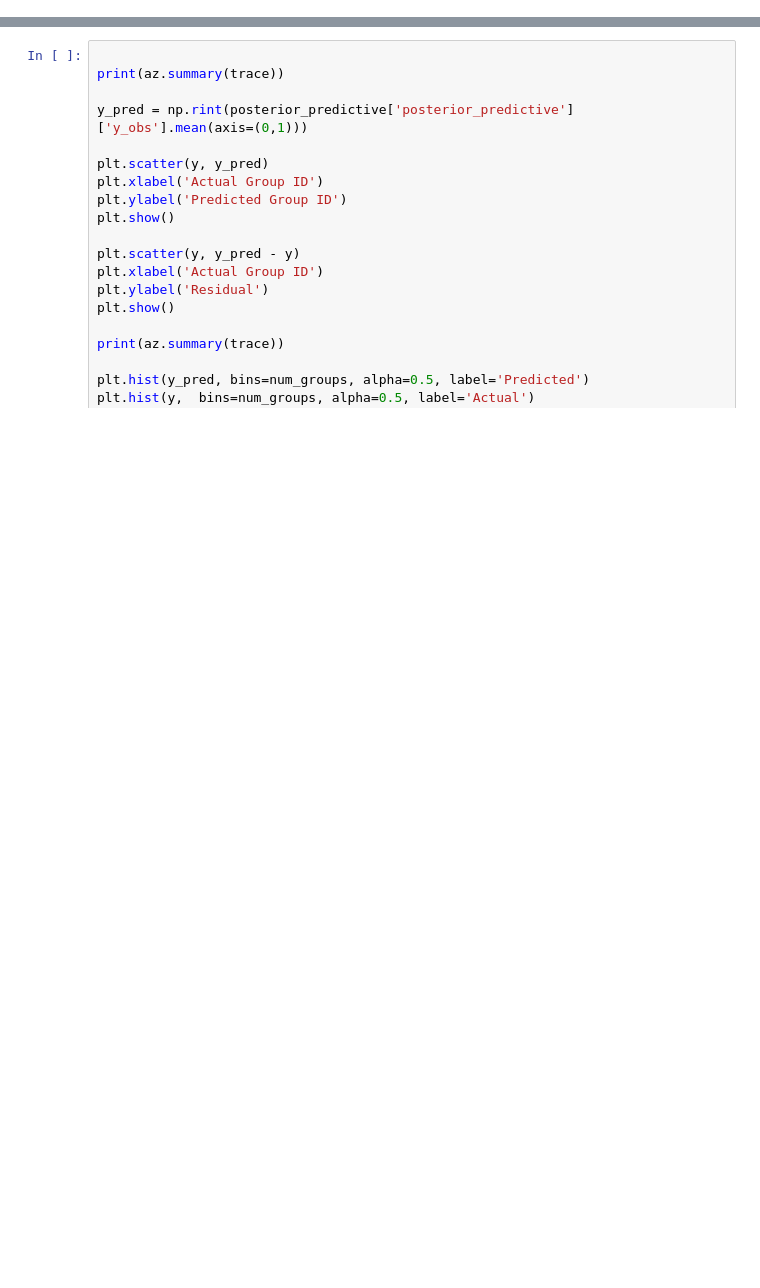
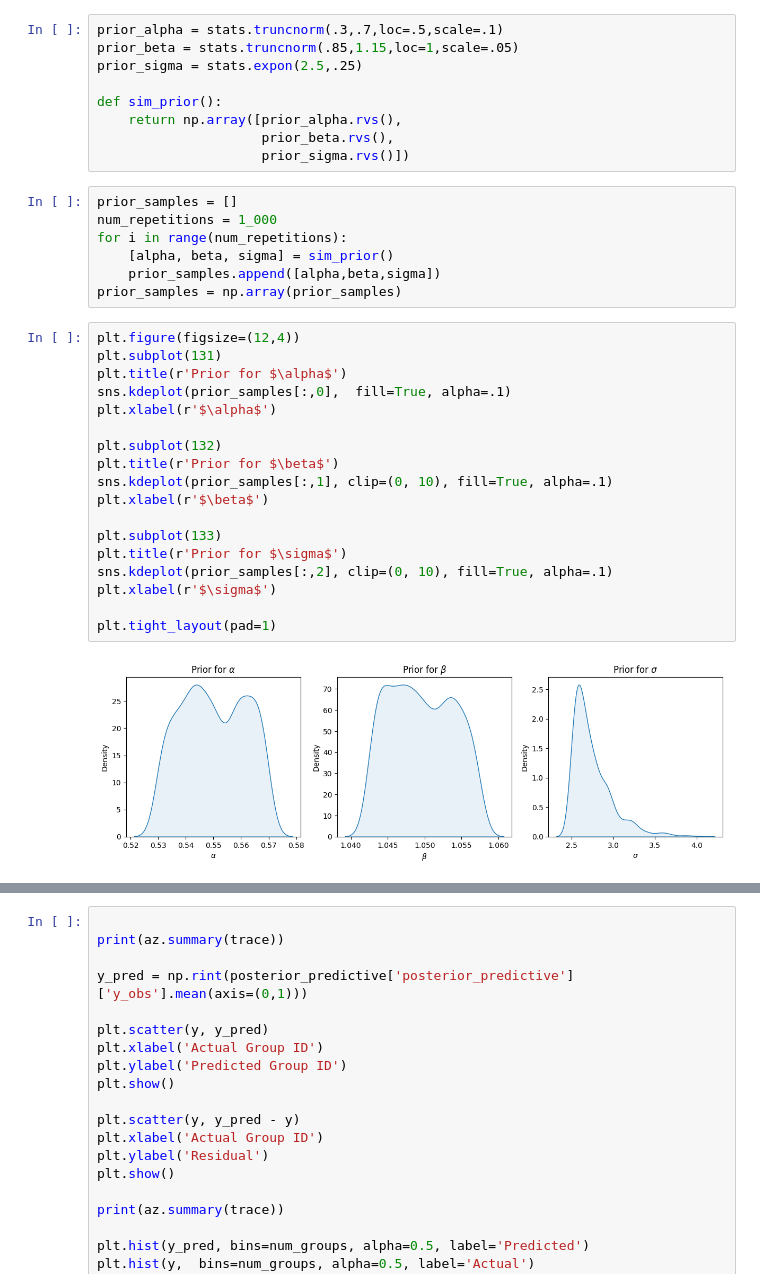
Before and after one commit to Jayman391/STAT-6300-Final, a Jupyter notebook: choice_model.ipynb, the cells around one changed output, grey strips where cells are left out. Saved outputs shown, nothing was run; the diff lists cells and outputs as text; blank space fills up the shorter version.

```diff
--- a/choice_model.ipynb
+++ b/choice_model.ipynb
@@ -842,0 +934,36 @@ ModuleNotFoundError: No module named 'stan'
+# %%
+prior_alpha = stats.truncnorm(.3,.7,loc=.5,scale=.1)
+prior_beta = stats.truncnorm(.85,1.15,loc=1,scale=.05)
+prior_sigma = stats.expon(2.5,.25)
+
+def sim_prior():
+    return np.array([prior_alpha.rvs(),
+                     prior_beta.rvs(),
+                     prior_sigma.rvs()])
+# %%
+prior_samples = []
+num_repetitions = 1_000
+for i in range(num_repetitions):
+    [alpha, beta, sigma] = sim_prior()
+    prior_samples.append([alpha,beta,sigma])
+prior_samples = np.array(prior_samples)
+# %%
+plt.figure(figsize=(12,4))
+plt.subplot(131)
+plt.title(r'Prior for $\alpha$')
+sns.kdeplot(prior_samples[:,0],  fill=True, alpha=.1)
+plt.xlabel(r'$\alpha$')
+
+plt.subplot(132)
+plt.title(r'Prior for $\beta$')
+sns.kdeplot(prior_samples[:,1], clip=(0, 10), fill=True, alpha=.1)
+plt.xlabel(r'$\beta$')
+
+plt.subplot(133)
+plt.title(r'Prior for $\sigma$')
+sns.kdeplot(prior_samples[:,2], clip=(0, 10), fill=True, alpha=.1)
+plt.xlabel(r'$\sigma$')
+
+plt.tight_layout(pad=1)
+# %% [output]
+[figure, added]
```
Also changed, not shown: parts of 5 cells of this notebook, 8 other files.
